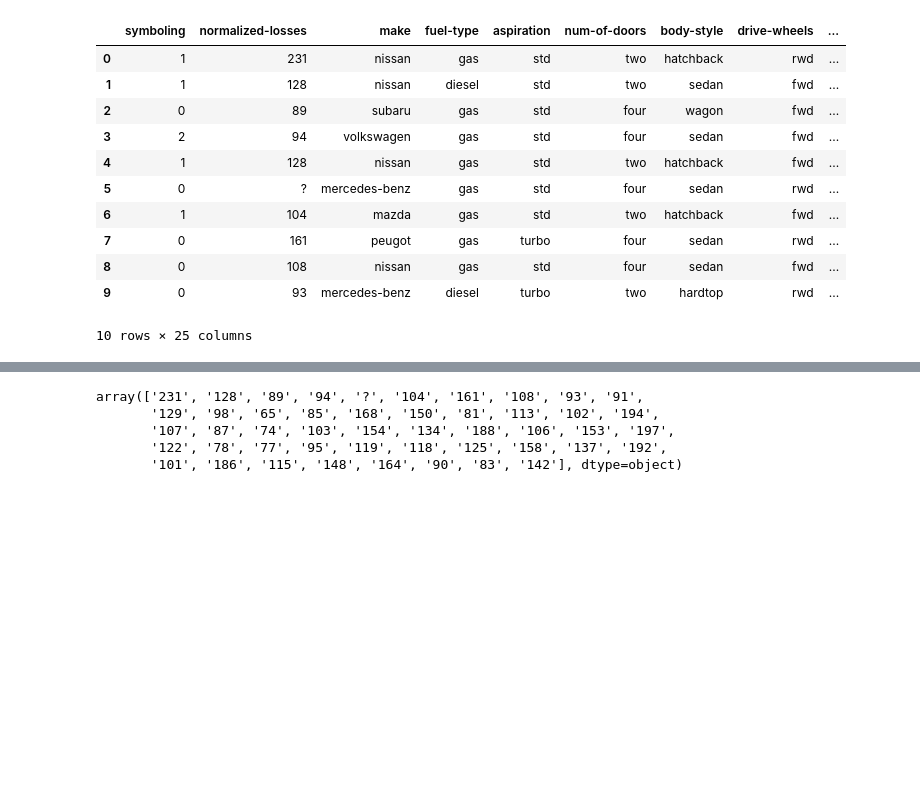
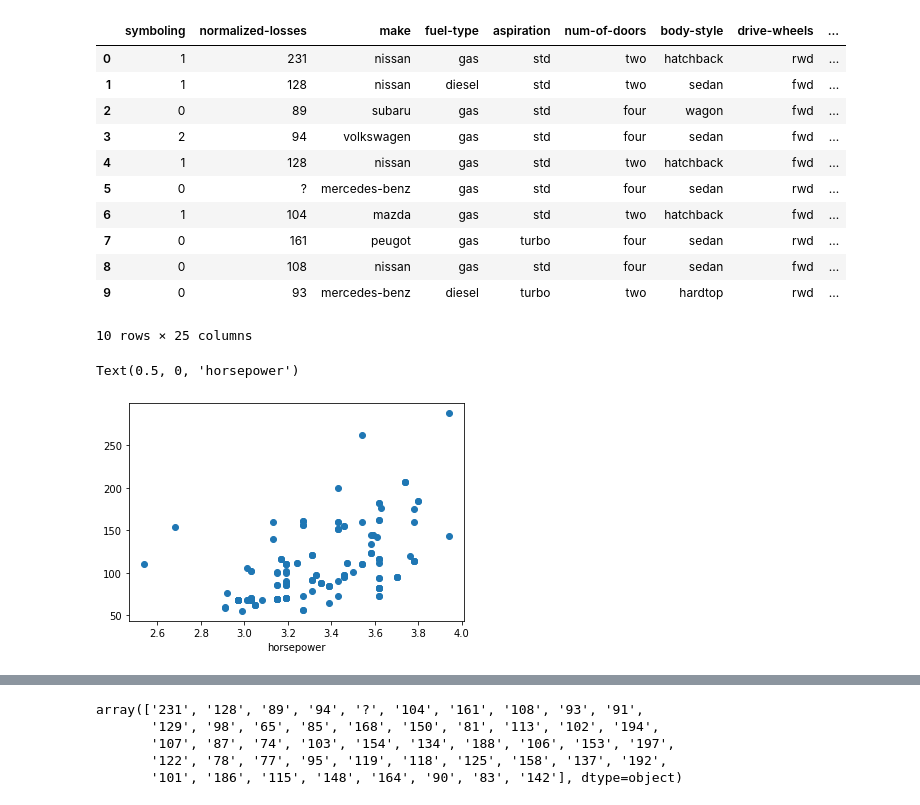
Before and after one commit to LavleethCV/Projects, a Jupyter notebook: Car_Price.ipynb, the cells around one changed output, grey strips where cells are left out. Cells and saved outputs as stored; diff of their text form; code cells hidden in the pictures; blank space fills up the shorter version.

```diff
--- a/Car_Price.ipynb
+++ b/Car_Price.ipynb
@@ -151,3 +171,8 @@ X_test.shape
+# %%
+X_train['horsepower'] = pd.to_numeric(X_train['horsepower'], errors= 'coerce')
+X_train['peak-rpm'] = pd.to_numeric(X_train['peak-rpm'], errors= 'coerce')
+X_train['bore'] = pd.to_numeric(X_train['bore'], errors= 'coerce')
+X_train['stroke'] = pd.to_numeric(X_train['stroke'], errors= 'coerce')
 # %%
 y_train
 # %% [output]
@@ -184,0 +213,7 @@ X_train.head(10)
+# %%
+plt.scatter(X_train['bore'], X_train['horsepower'])
+plt.xlabel('bore')
+plt.xlabel('horsepower')
+# %% [output]
+Text(0.5, 0, 'horsepower')
+[figure, added]
```
Also changed, not shown: parts of 16 cells of this notebook.
